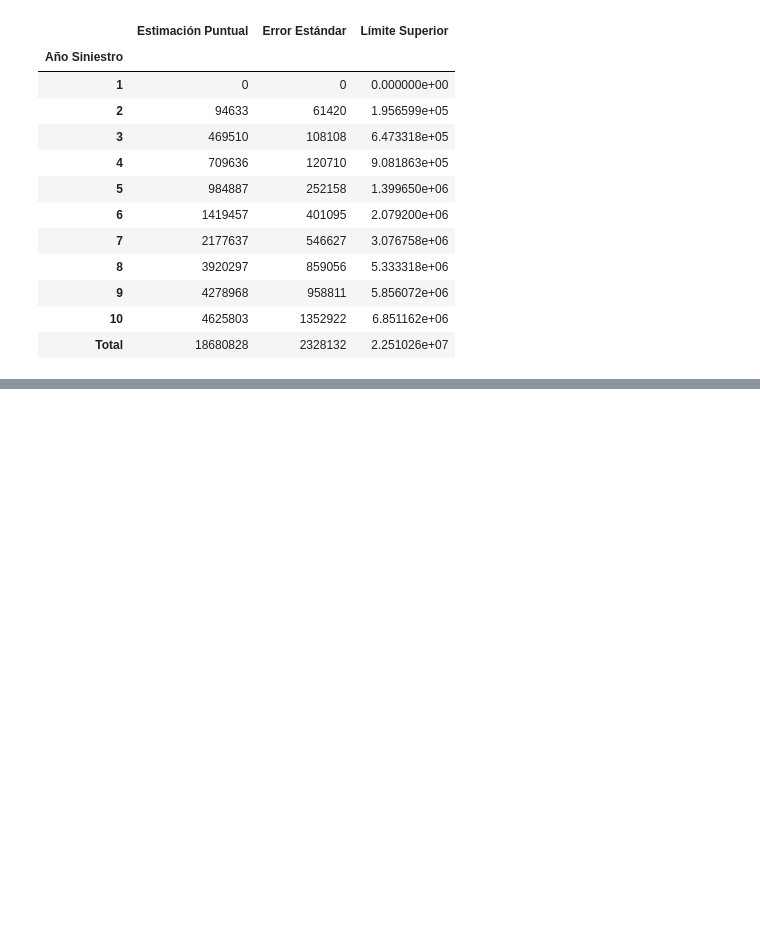
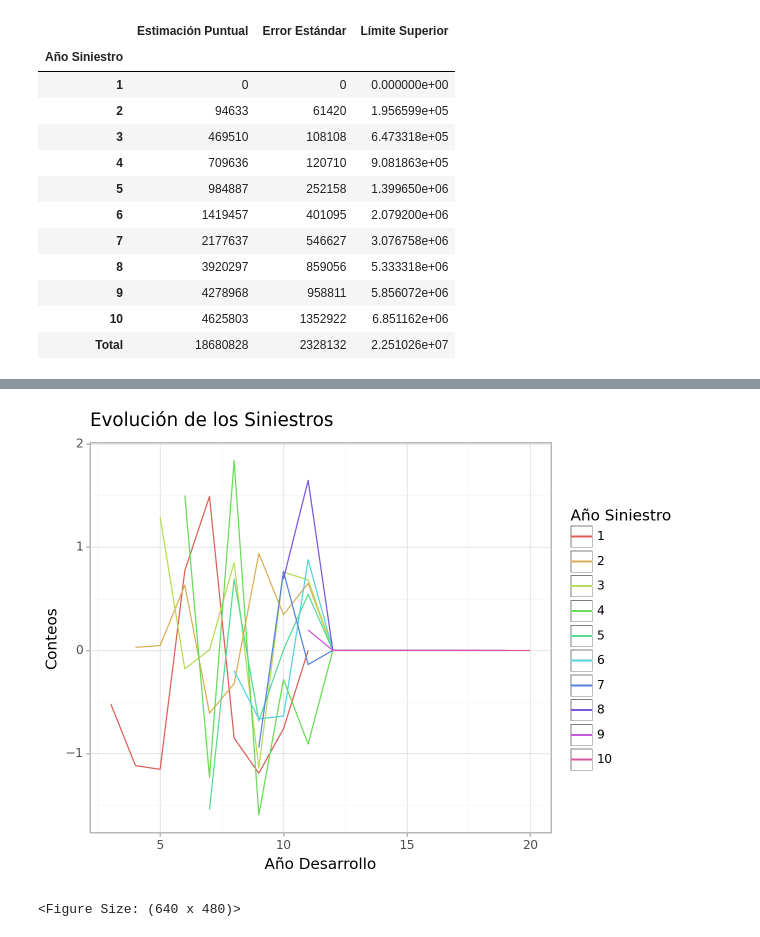
Before and after one commit to Samuel-col/IBNR-python, a Jupyter notebook: comparativa.ipynb, the cells around one changed output, grey strips where cells are left out. Saved outputs shown, nothing was run; the diff lists cells and outputs as text; code cells hidden in the pictures; blank space fills up the shorter version.

```diff
--- a/comparativa.ipynb
+++ b/comparativa.ipynb
@@ -306,0 +329,5 @@ tr.reserva(metodo = 'Mack')
+# %%
+res_tr.line_plot()
+# %% [output]
+[figure, added]
+<Figure Size: (640 x 480)>
```
Also changed, not shown: parts of 11 cells of this notebook, 1 other file.
